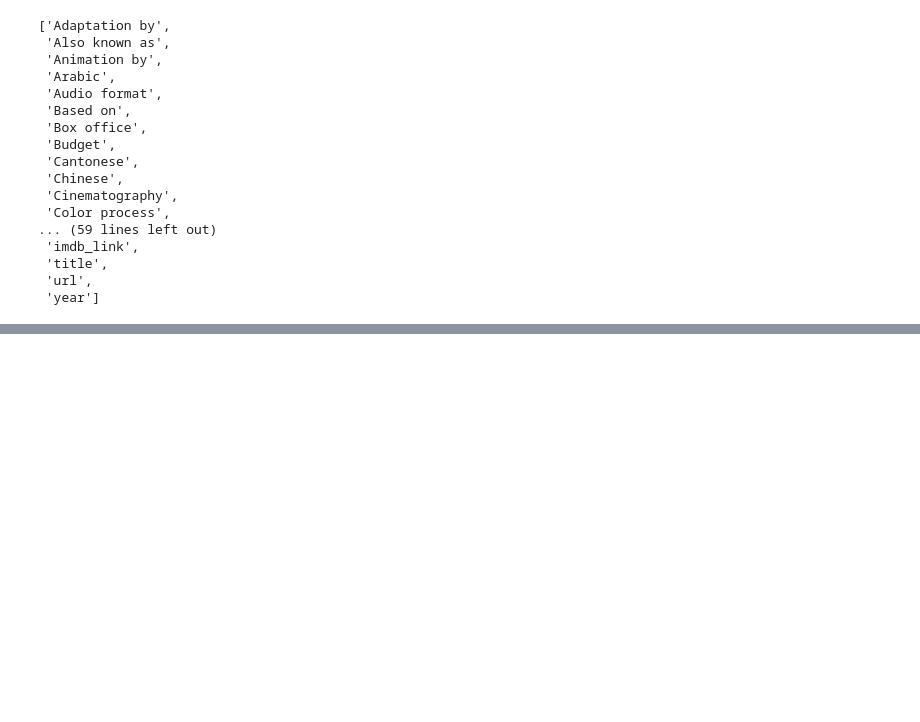
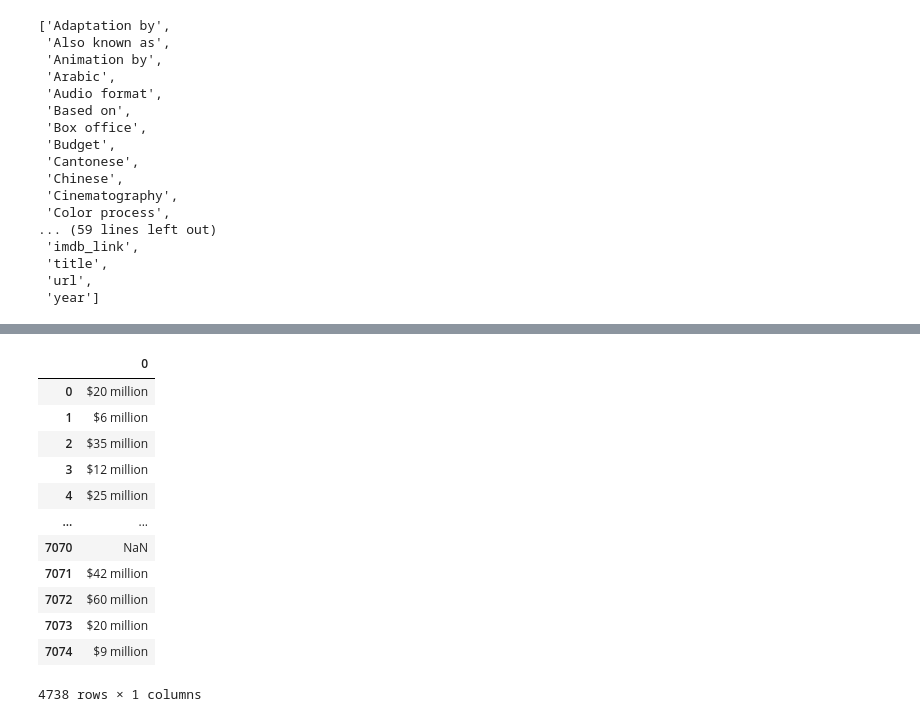
Before and after one commit to Calebmkelly/Movies-ETL, a Jupyter notebook: movies_ETL.ipynb, the cells around one changed output, grey strips where cells are left out. Saved outputs shown, nothing was run; the diff lists cells and outputs as text; code cells hidden in the pictures; blank space fills up the shorter version.

Commit message:
cleaned data

```diff
--- a/movies_ETL.ipynb
+++ b/movies_ETL.ipynb
@@ -243,0 +539,4 @@ sorted(wiki_movies_df.columns.tolist())
+# %%
+# creating budget data for parsing
+budget = wiki_movies_df['Budget'].dropna()
+budget
@@ -243,0 +556,4 @@ sorted(wiki_movies_df.columns.tolist())
+# %%
+# Combining any lists to strings
+budget = budget.map(lambda x: ' '.join(x) if type(x) == list else x)
+budget
@@ -243,0 +573,4 @@ sorted(wiki_movies_df.columns.tolist())
+# %%
+#replacing first part of ranged values with a dollar sign e.g. ($3.2 - 3.5 million) = $3.5 million
+budget = budget.str.replace(r'\$.*[-—–](?![a-z])', '$', regex=True)
+budget
@@ -243,0 +615,3 @@ sorted(wiki_movies_df.columns.tolist())
+# %%
+budget = budget.str.replace(r'\[\d+\]\s*', '', regex=True)
+budget[~matches_form_one & ~matches_form_two]
@@ -243,0 +636,17 @@ sorted(wiki_movies_df.columns.tolist())
+# %%
+# Extracted values for form one or form two
+budget.str.extract(f'({form_one}|{form_two})')
+# %% [output]
+|  | 0 |
+| 0 | $20 million |
+| 1 | $6 million |
+| 2 | $35 million |
+| 3 | $12 million |
+| 4 | $25 million |
+| ... | ... |
+| 7070 | NaN |
+| 7071 | $42 million |
+| 7072 | $60 million |
+| 7073 | $20 million |
+| 7074 | $9 million |
+4738 rows × 1 columns
```
Also changed, not shown: parts of 47 cells of this notebook.
